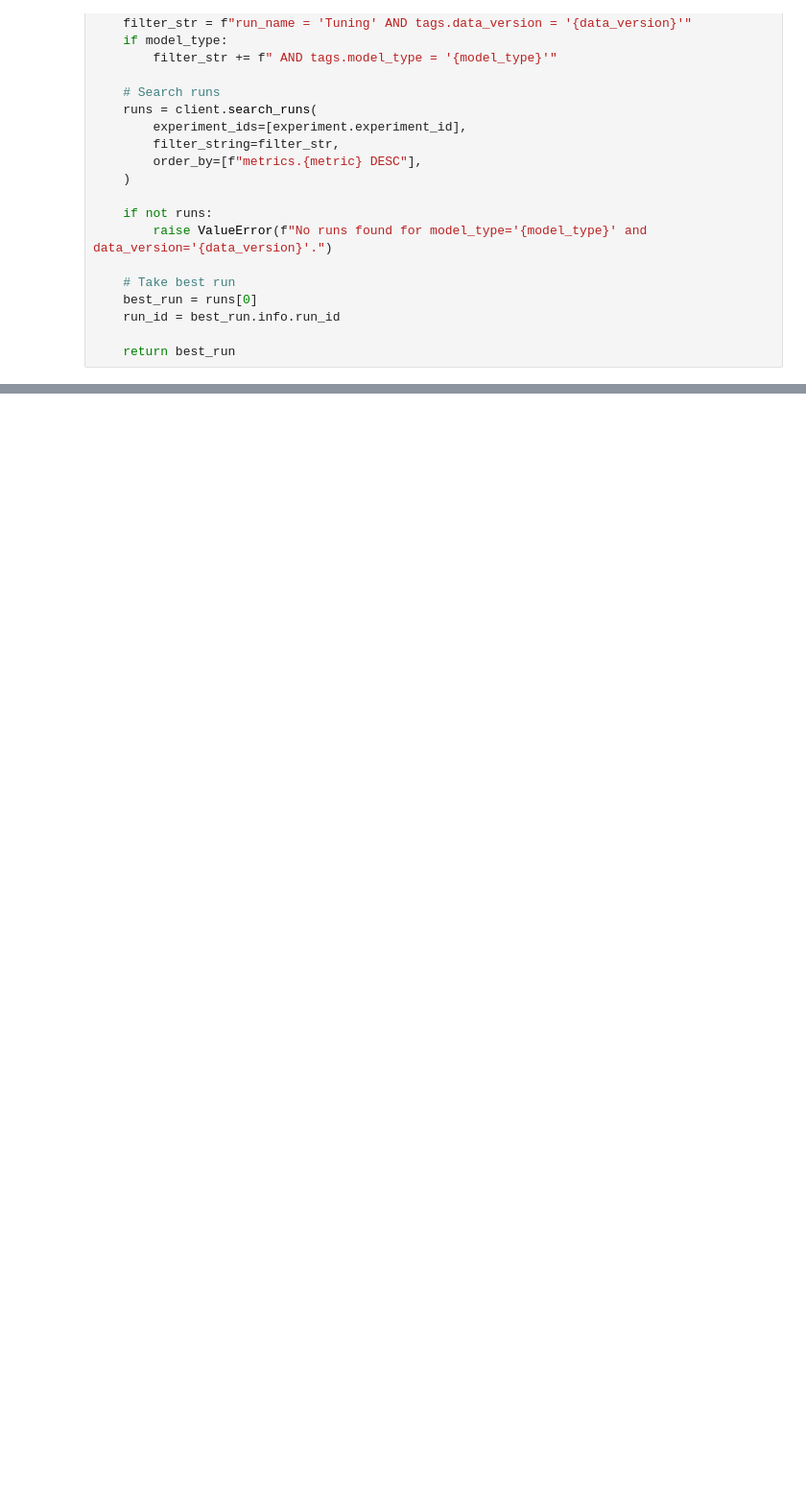
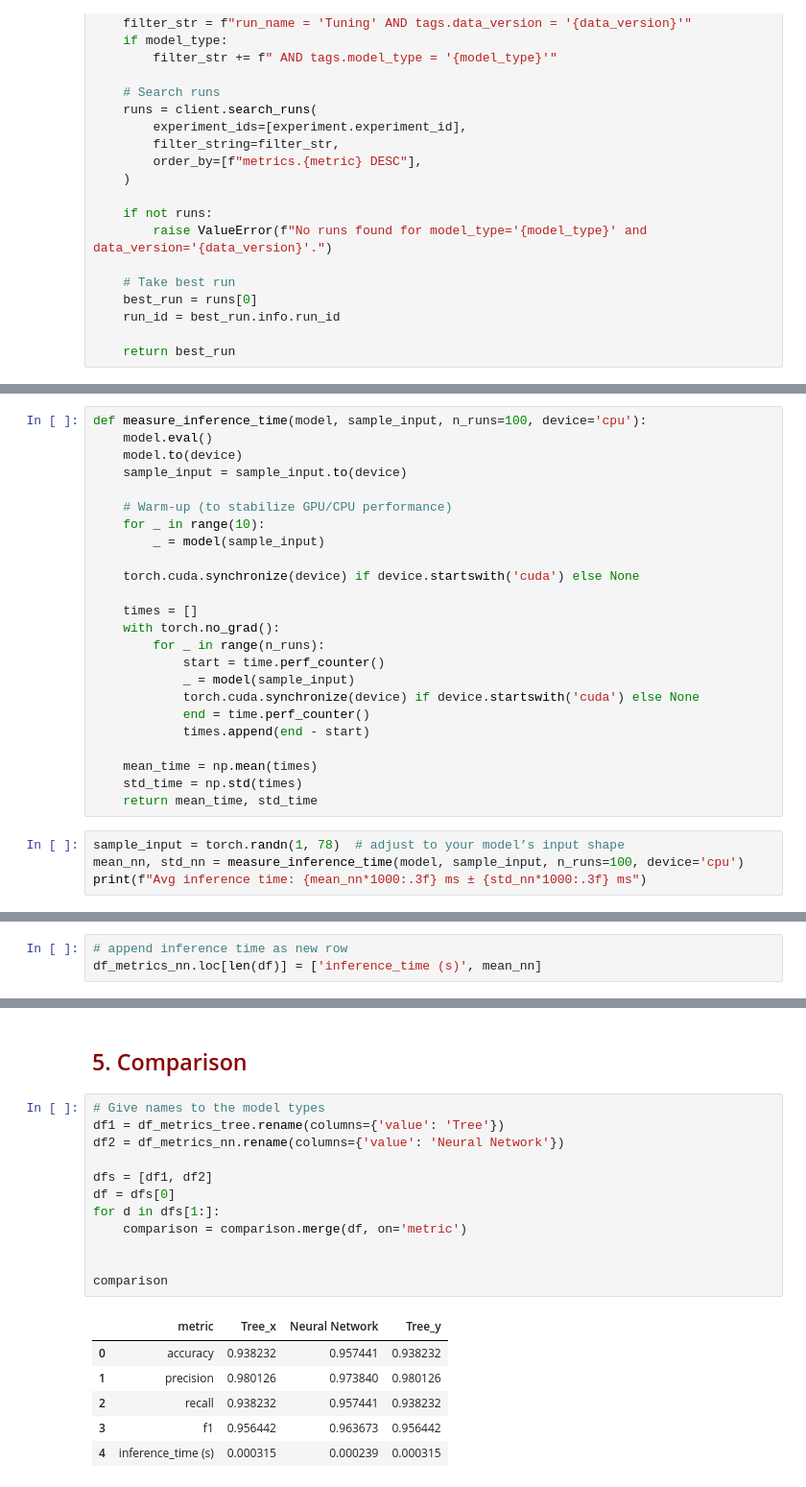
Before and after one commit to MNGARCIA085/AI-Driven-Network-Security, a Jupyter notebook: notebooks/Analysis.ipynb, the cells around one changed output, grey strips where cells are left out. Shown: that part at 96% size. Cells and saved outputs as stored; diff of their text form; blank space fills up the shorter version.

```diff
--- a/notebooks/Analysis.ipynb
+++ b/notebooks/Analysis.ipynb
@@ -212,0 +245,28 @@ NNModel(
+# %%
+def measure_inference_time(model, sample_input, n_runs=100, device='cpu'):
+    model.eval()
+    model.to(device)
+    sample_input = sample_input.to(device)
+
+    # Warm-up (to stabilize GPU/CPU performance)
+    for _ in range(10):
+        _ = model(sample_input)
+
+    torch.cuda.synchronize(device) if device.startswith('cuda') else None
+
+    times = []
+    with torch.no_grad():
+        for _ in range(n_runs):
+            start = time.perf_counter()
+            _ = model(sample_input)
+            torch.cuda.synchronize(device) if device.startswith('cuda') else None
+            end = time.perf_counter()
+            times.append(end - start)
+
+    mean_time = np.mean(times)
+    std_time = np.std(times)
+    return mean_time, std_time
+# %%
+sample_input = torch.randn(1, 78)  # adjust to your model’s input shape
+mean_nn, std_nn = measure_inference_time(model, sample_input, n_runs=100, device='cpu')
+print(f"Avg inference time: {mean_nn*1000:.3f} ms ± {std_nn*1000:.3f} ms")
@@ -212,0 +275,3 @@ NNModel(
+# %%
+# append inference time as new row
+df_metrics_nn.loc[len(df)] = ['inference_time (s)', mean_nn]
@@ -212,0 +287,21 @@ NNModel(
+# %% [markdown]
+## <a id="5" style="color: darkred; text-decoration: none;"> 5. Comparison </a>
+# %%
+# Give names to the model types
+df1 = df_metrics_tree.rename(columns={'value': 'Tree'})
+df2 = df_metrics_nn.rename(columns={'value': 'Neural Network'})
+
+dfs = [df1, df2]
+df = dfs[0]
+for d in dfs[1:]:
+    comparison = comparison.merge(df, on='metric')
+
+
+comparison
+# %% [output]
+|  | metric | Tree_x | Neural Network | Tree_y |
+| 0 | accuracy | 0.938232 | 0.957441 | 0.938232 |
+| 1 | precision | 0.980126 | 0.973840 | 0.980126 |
+| 2 | recall | 0.938232 | 0.957441 | 0.938232 |
+| 3 | f1 | 0.956442 | 0.963673 | 0.956442 |
+| 4 | inference_time (s) | 0.000315 | 0.000239 | 0.000315 |
```
Also changed, not shown: parts of 50 cells of this notebook, 7 other files.
